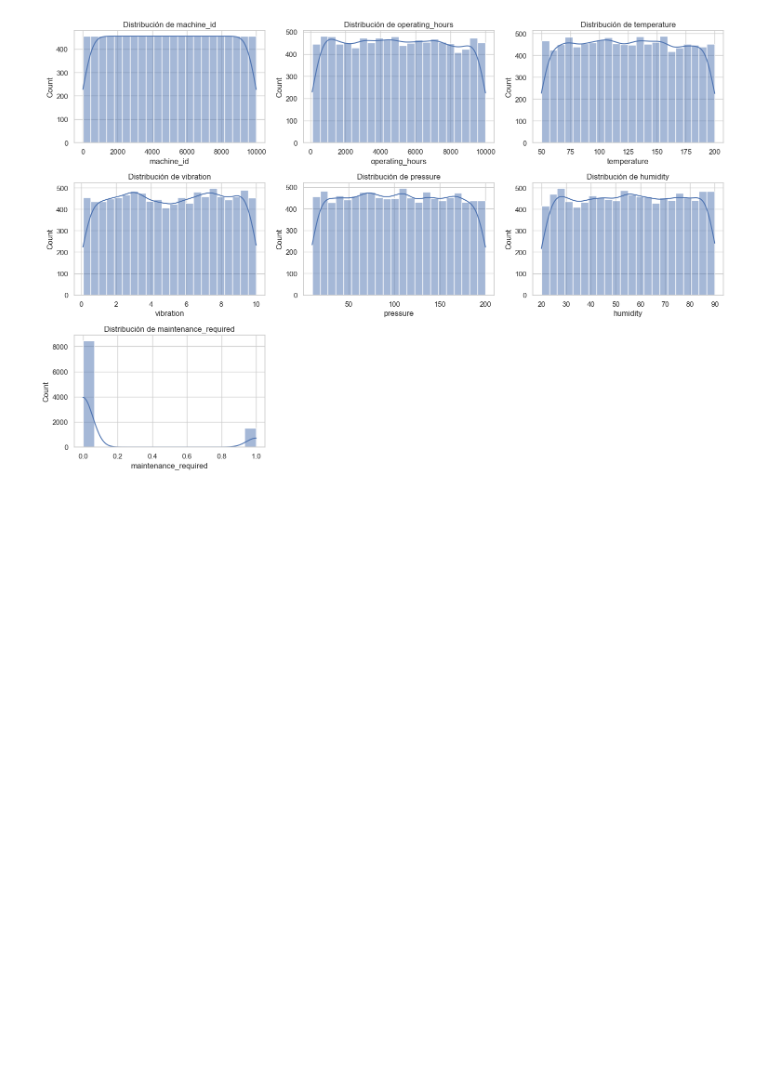
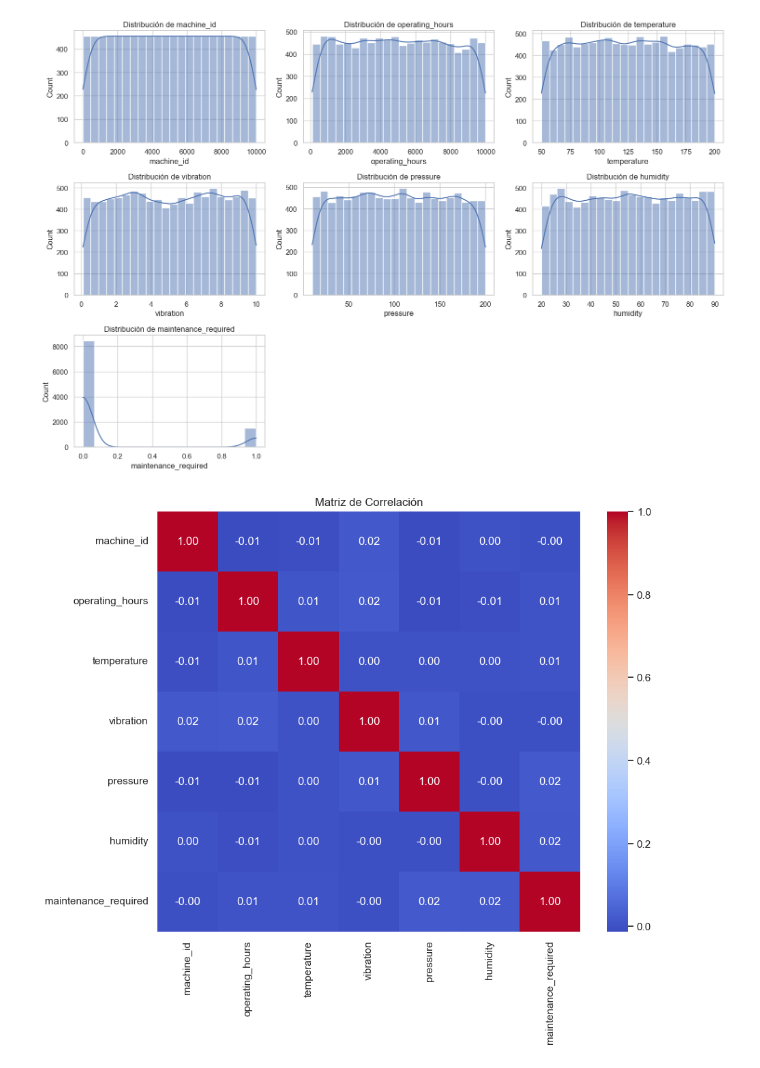
Before and after one commit to GzoC/predictive_maintenance_01, a Jupyter notebook: notebooks/01_exploratory_data_analysis.ipynb, the cells around one changed output. Drawn from its saved outputs; the diff is of its cells as text; code cells hidden in the pictures; blank space fills up the shorter version.

Commit message:
Celda 6: Análisis de correlaciones entre variables

```diff
--- a/notebooks/01_exploratory_data_analysis.ipynb
+++ b/notebooks/01_exploratory_data_analysis.ipynb
@@ -101,3 +101,15 @@ plt.tight_layout()  # Ajusta los espacios para que no se sobrepongan
 plt.show()  # Muestra todos los gráficos
 # %% [output]
 [figure]
+# %%
+# %% [code]
+# Calculamos la matriz de correlación de las variables numéricas
+corr_matrix = df[num_cols].corr()  # Matriz de correlación
+
+# Creamos un mapa de calor para visualizar la correlación entre las variables
+plt.figure(figsize=(10, 8))
+sns.heatmap(corr_matrix, annot=True, cmap="coolwarm", fmt=".2f")  # Anotamos los valores de correlación
+plt.title("Matriz de Correlación")  # Título del mapa de calor
+plt.show()  # Muestra el mapa de calor
+# %% [output]
+[figure, added]
```
